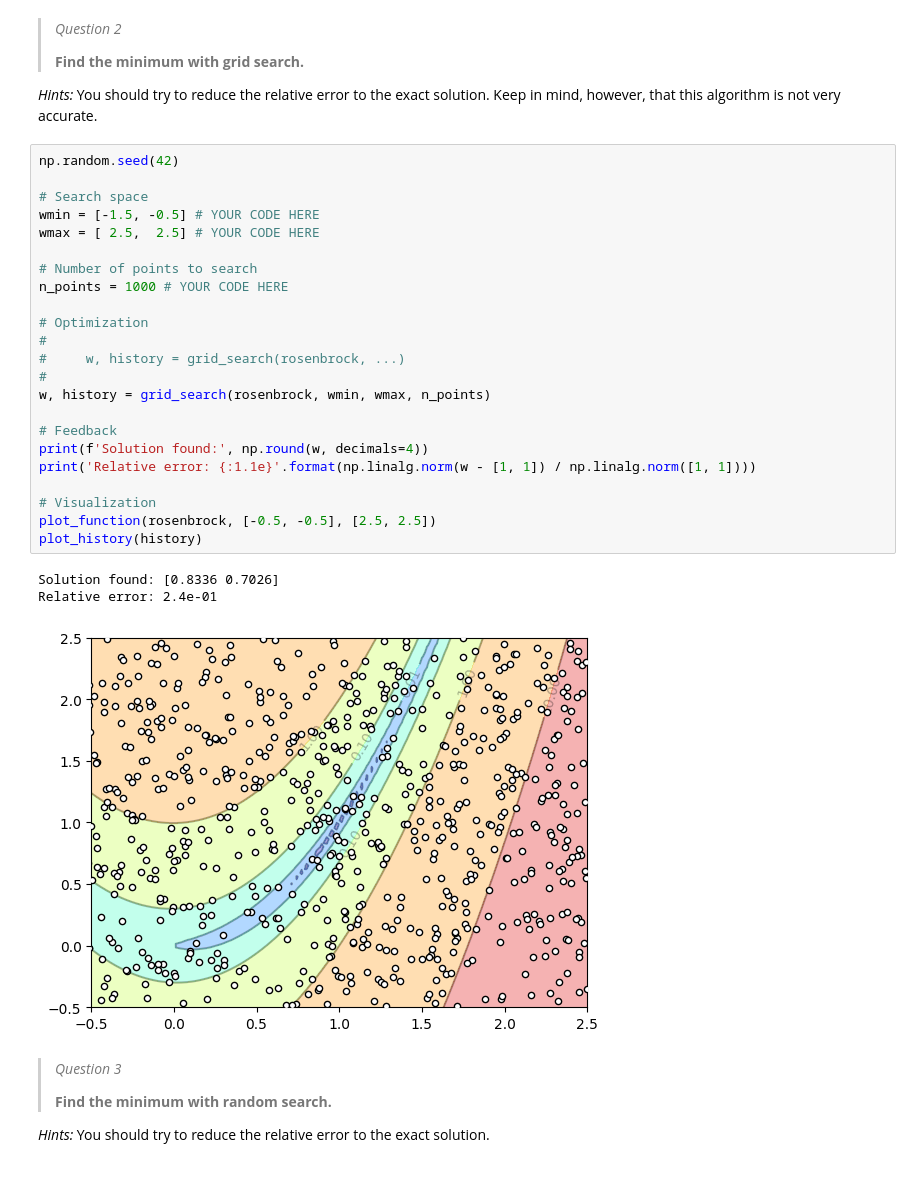
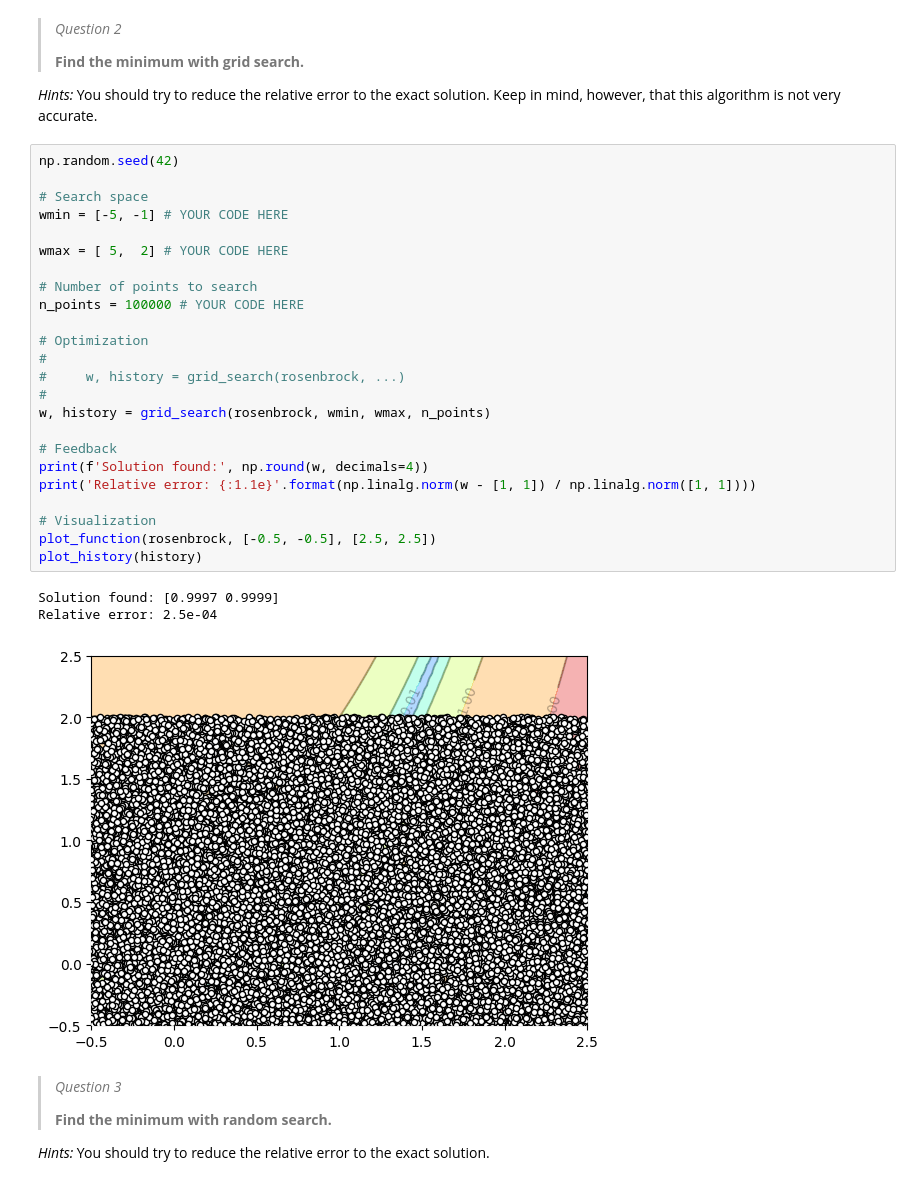
Before and after one commit to Augustin-Br/IGI-3013, a Jupyter notebook: TD2/lab02/lab02.ipynb, the cells around one changed output. Cells and saved outputs as stored; diff of their text form.

```diff
--- a/TD2/lab02/lab02.ipynb
+++ b/TD2/lab02/lab02.ipynb
@@ -856,30 +856,31 @@ assert rosenbrock([ 2,  1]) == 9.01
 # %%
 np.random.seed(42)
 
 # Search space
-wmin = [-1.5, -0.5] # YOUR CODE HERE
-wmax = [ 2.5,  2.5] # YOUR CODE HERE
+wmin = [-5, -1] # YOUR CODE HERE
+
+wmax = [ 5,  2] # YOUR CODE HERE
 
 # Number of points to search
-n_points = 1000 # YOUR CODE HERE
+n_points = 100000 # YOUR CODE HERE
 
 # Optimization
 #
 #     w, history = grid_search(rosenbrock, ...)
 #
 w, history = grid_search(rosenbrock, wmin, wmax, n_points)
 
 # Feedback
 print(f'Solution found:', np.round(w, decimals=4))
 print('Relative error: {:1.1e}'.format(np.linalg.norm(w - [1, 1]) / np.linalg.norm([1, 1])))
 
 # Visualization
 plot_function(rosenbrock, [-0.5, -0.5], [2.5, 2.5])
 plot_history(history)
 # %% [output]
-Solution found: [0.8336 0.7026]
-Relative error: 2.4e-01
+Solution found: [0.9997 0.9999]
+Relative error: 2.5e-04
-[figure, old version]
+[figure, new version]
 # %% [markdown]
 > *Question 3*
 >
```
